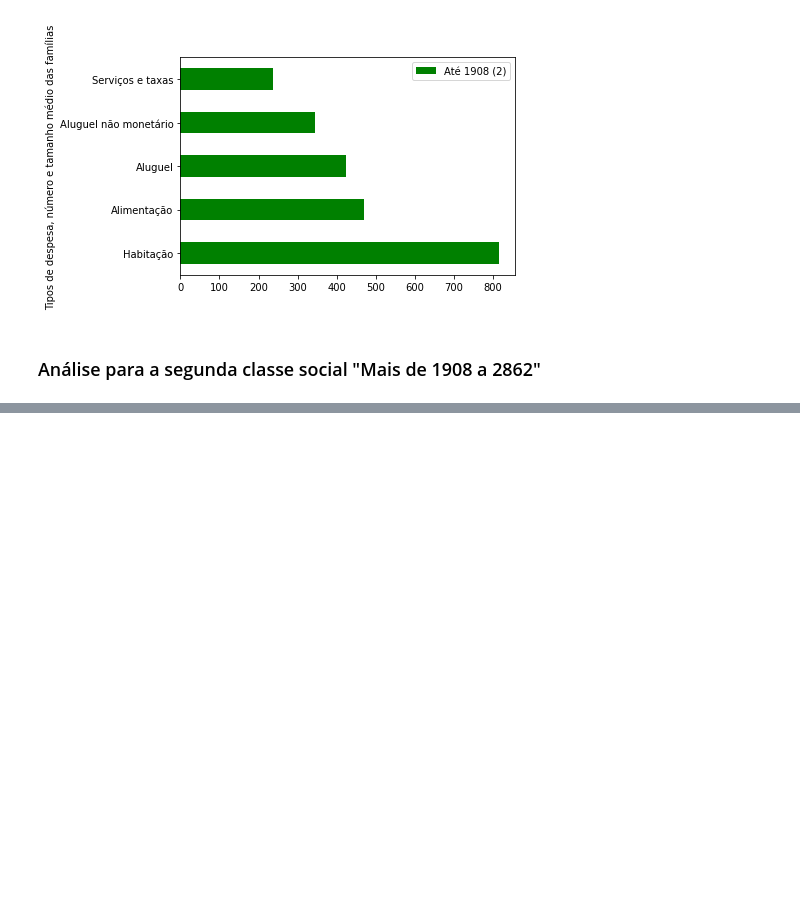
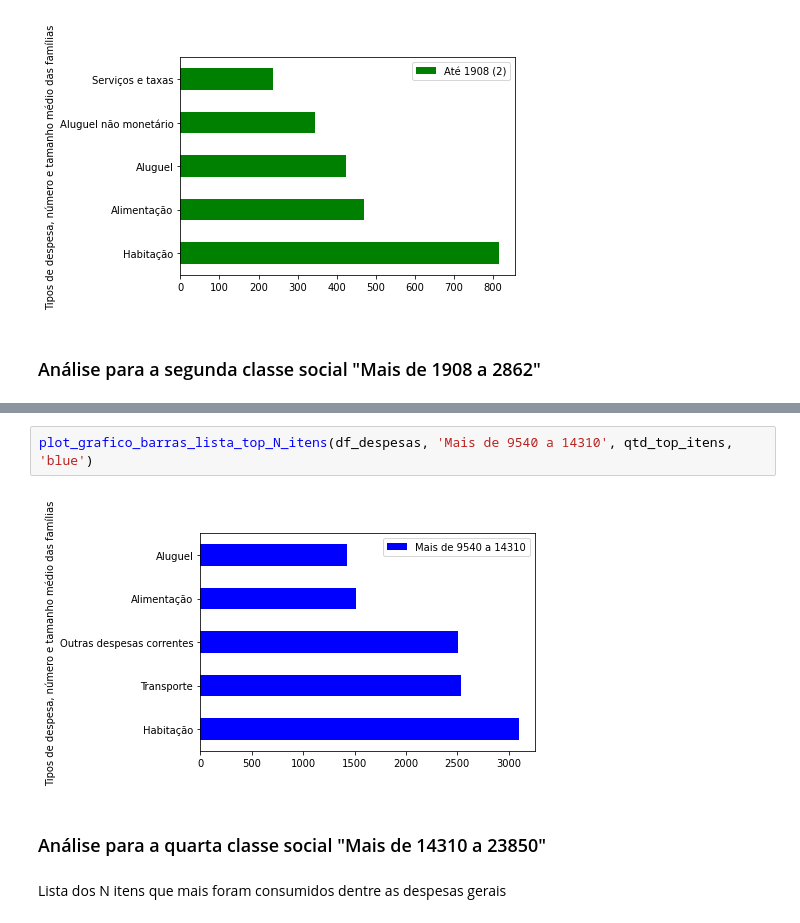
Before and after one commit to brunomarram/trabalho-dados, a Jupyter notebook: src/parte3/analise_exploratoria_por_classe_e_estado.ipynb, the cells around one changed output, grey strips where cells are left out. Saved outputs shown, nothing was run; the diff lists cells and outputs as text; blank space fills up the shorter version.

```diff
--- a/src/parte3/analise_exploratoria_por_classe_e_estado.ipynb
+++ b/src/parte3/analise_exploratoria_por_classe_e_estado.ipynb
@@ -186,0 +220,8 @@ plot_grafico_barras_lista_top_N_itens(df_despesas, id_2862, colunas_datasets, to
+# %%
+plot_grafico_barras_lista_top_N_itens(df_despesas, 'Mais de 9540 a 14310', qtd_top_itens, 'blue')
+# %% [output]
+[figure, added]
+# %% [markdown]
+### Análise para a quarta classe social "Mais de 14310 a 23850"
+# %% [markdown]
+Lista dos N itens que mais foram consumidos dentre as despesas gerais
```
Also changed, not shown: parts of 41 cells of this notebook, 1 other file.
